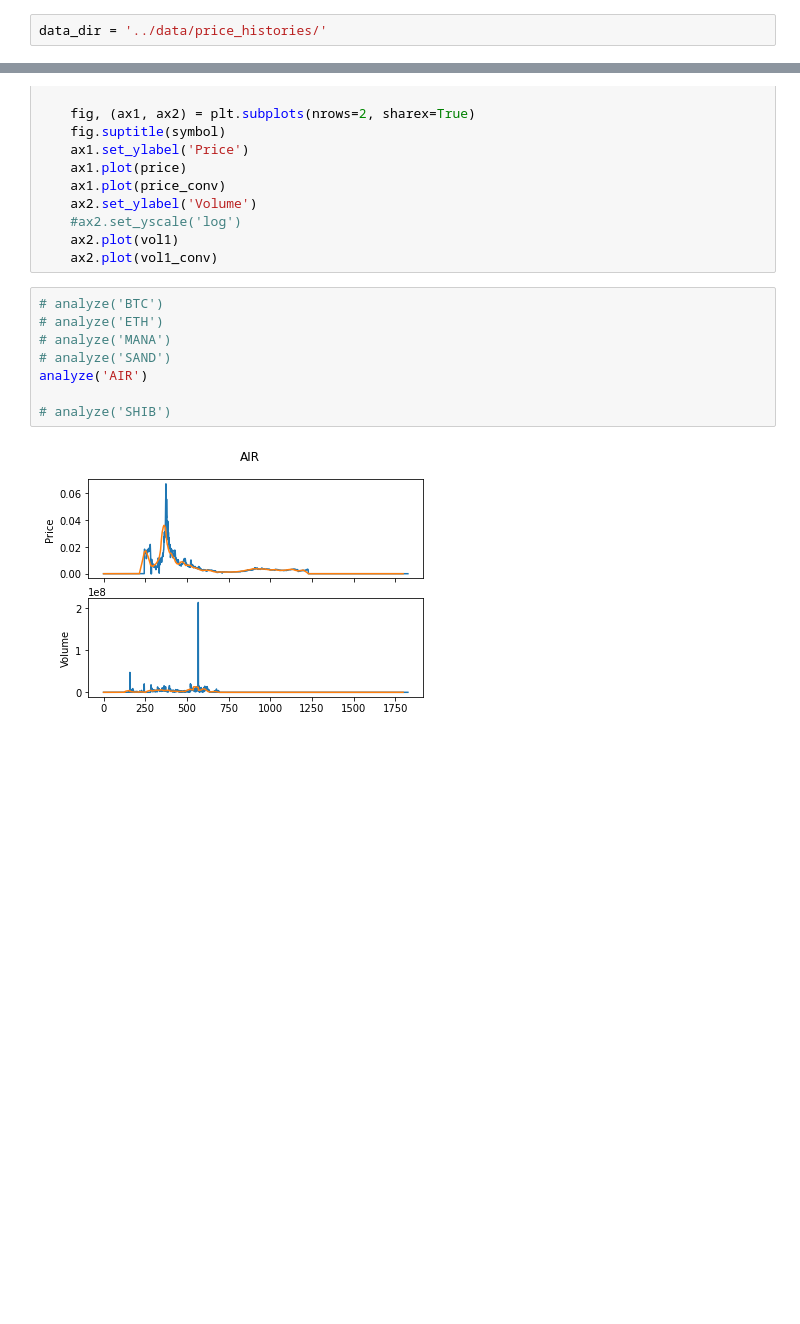
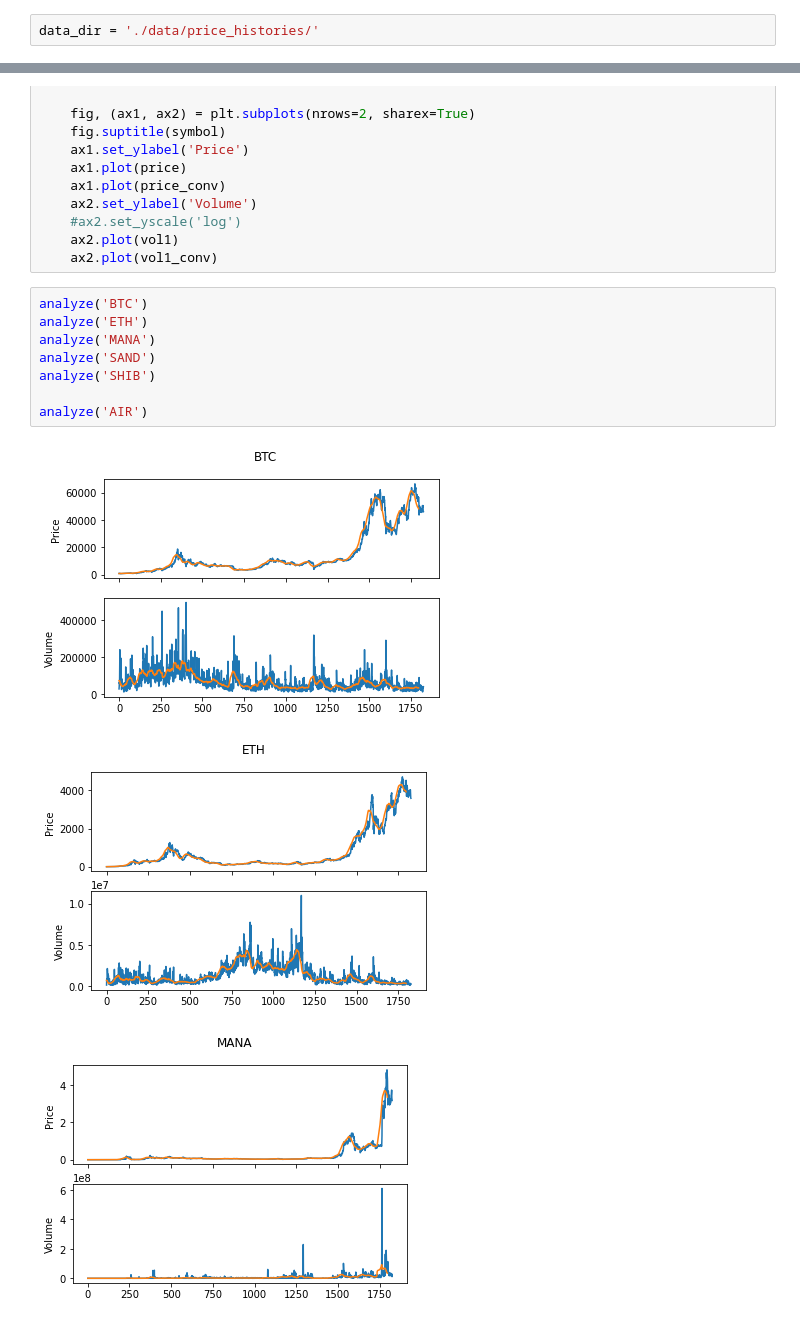
Before and after one commit to Mathemagics123/R-Project, a Jupyter notebook: analysis.ipynb, the cells around one changed output, grey strips where cells are left out. Drawn from its saved outputs; the diff is of its cells as text; blank space fills up the shorter version.

```diff
--- a/analysis.ipynb
+++ b/analysis.ipynb
@@ -5,7 +5,7 @@ import requests
 import json
 import matplotlib.pyplot as plt
 # %%
-data_dir = '../data/price_histories/'
+data_dir = './data/price_histories/'
 # %%
 mana_df = pd.read_csv(data_dir + 'MANA.csv')
 sand_df = pd.read_csv(data_dir + 'SAND.csv')
@@ -48,12 +48,14 @@ def analyze(symbol: str):
     ax2.plot(vol1)
     ax2.plot(vol1_conv)
 # %%
-# analyze('BTC')
-# analyze('ETH')
-# analyze('MANA')
-# analyze('SAND')
+analyze('BTC')
+analyze('ETH')
+analyze('MANA')
+analyze('SAND')
+analyze('SHIB')
+
 analyze('AIR')
-
-# analyze('SHIB')
 # %% [output]
-[figure, old version]
+[figure, new version]
+[figure, added]
+[figure, added]
```
Also changed, not shown: parts of 2 cells of this notebook.
